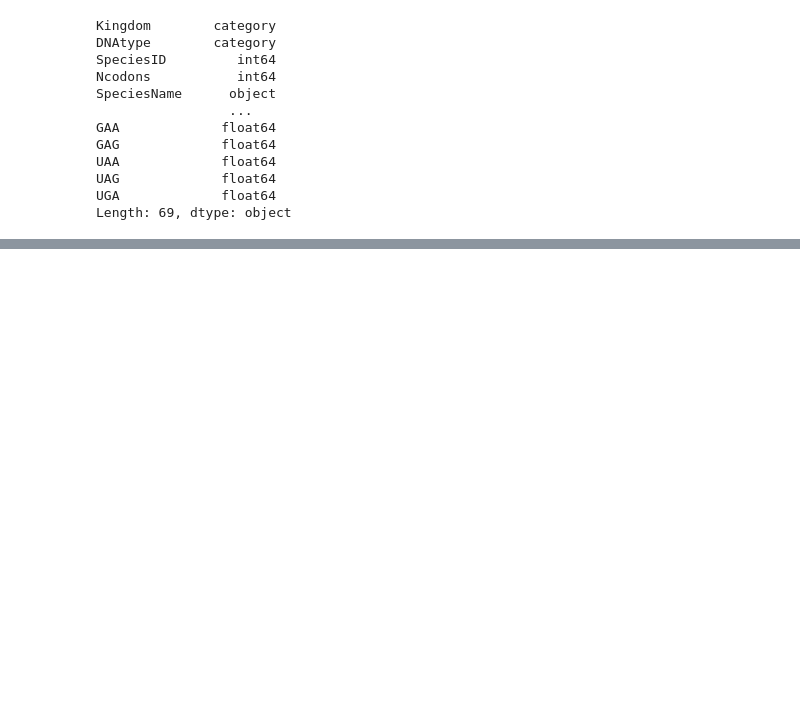
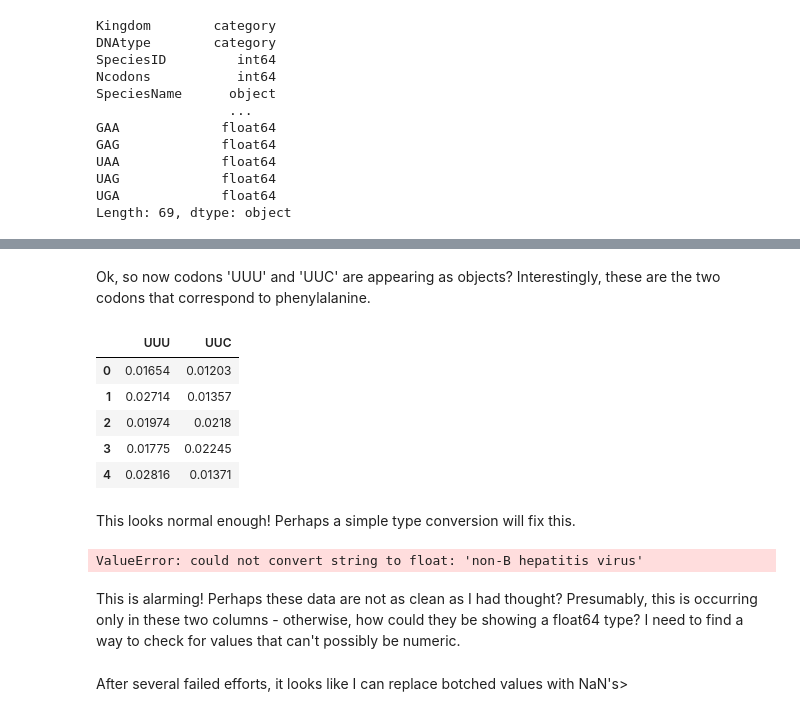
Before and after one commit to skizlik/capstone-2-dna-taxon-prediction, a Jupyter notebook: Capstone 2 Data Wrangling v 1.ipynb, the cells around one changed output, grey strips where cells are left out. Drawn from its saved outputs; the diff is of its cells as text; code cells hidden in the pictures; blank space fills up the shorter version.

```diff
--- a/Capstone 2 Data Wrangling v 1.ipynb
+++ b/Capstone 2 Data Wrangling v 1.ipynb
@@ -266,0 +269,31 @@ Length: 69, dtype: object
+# %%
+# Because one of the things I'd like to explore in this dataset is codon bias, I'm going to need to get the totals for
+# each amino acid. Here's a dictionary to link amino acids to codons, as taken from
+# https://teaching.healthtech.dtu.dk/22110/index.php/Codon_list
+
+# T's switched to U's, to conform with the original dataset
+
+amino_codons = {'alanine': ['GCU', 'GCC', 'GCA', 'GCG'],
+                'arginine': ['CGU', 'CGC', 'CGA', 'CGG', 'AGA', 'AGG'],
+                'asparagine': ['AAU', 'AAC'],
+                'aspartic acid': ['GAU', 'GAC'],
+                'cysteine': ['UGU', 'UGC'],
+                'glutamine': ['CAA', 'CAG'],
+                'glutamic acid': ['GAA', 'GAG'],
+                'glycine': ['GGU', 'GGC', 'GGA', 'GGG'],
+                'histidine': ['CAU', 'CAC'],
+                'isoleucine': ['AUU', 'AUC', 'AUA'],
+                'leucine': ['CUU', 'CUC', 'CUA', 'CUG', 'UUA', 'UUG'],
+                'lysine': ['AAA', 'AAG'],
+                'methionine': ['AUG'],
+                'phenylalanine': ['UUU', 'UUC'],
+                'proline': ['CCU', 'CCC', 'CCA', 'CCG'],
+                'serine': ['UCU', 'UCC', 'UCA', 'UCG', 'AGU', 'AGC'],
+                'threonine': ['ACU', 'ACC', 'ACA', 'ACG'],
+                'tryptophan': ['UGG'],
+                'tyrosine': ['UAU', 'UAC'],
+                'valine': ['GUU', 'GUC', 'GUA', 'GUG'],
+                'start': ['AUG'],
+                'stop': ['UAA', 'UAG', 'UGA']}
+
+amino_codons.items()
@@ -266,0 +302,8 @@ Length: 69, dtype: object
+# %%
+# Now for the tricky part:  creating a new column for the frequency of each amino acid, taking the sum of all of the
+# frequencies of the codons that correspond to that amino acid
+
+for amino, codons in amino_codons.items():
+    codon_usage[amino] = 0
+    for codon in codons:
+        codon_usage[amino] += codon_usage[codon]
@@ -266,0 +338,22 @@ Length: 69, dtype: object
+# %% [markdown]
+Ok, so now codons 'UUU' and 'UUC' are appearing as objects?  Interestingly, these are the two codons that correspond to phenylalanine.
+# %%
+codon_usage[['UUU', 'UUC']].head()
+# %% [output]
+|  | UUU | UUC |
+| 0 | 0.01654 | 0.01203 |
+| 1 | 0.02714 | 0.01357 |
+| 2 | 0.01974 | 0.0218 |
+| 3 | 0.01775 | 0.02245 |
+| 4 | 0.02816 | 0.01371 |
+# %% [markdown]
+This looks normal enough!  Perhaps a simple type conversion will fix this.
+# %%
+codon_usage['UUU'] = codon_usage['UUU'].astype('float64')
+codon_usage['UUC'] = codon_usage['UUC'].astype('float64')
+# %% [output]
+ValueError: could not convert string to float: 'non-B hepatitis virus'
+# %% [markdown]
+This is alarming!  Perhaps these data are not as clean as I had thought?  Presumably, this is occurring only in these two columns - otherwise, how could they be showing a float64 type?  I need to find a way to check for values that can't possibly be numeric.
+# %% [markdown]
+After several failed efforts, it looks like I can replace botched values with NaN's>
```
Also changed, not shown: parts of 22 cells of this notebook.
